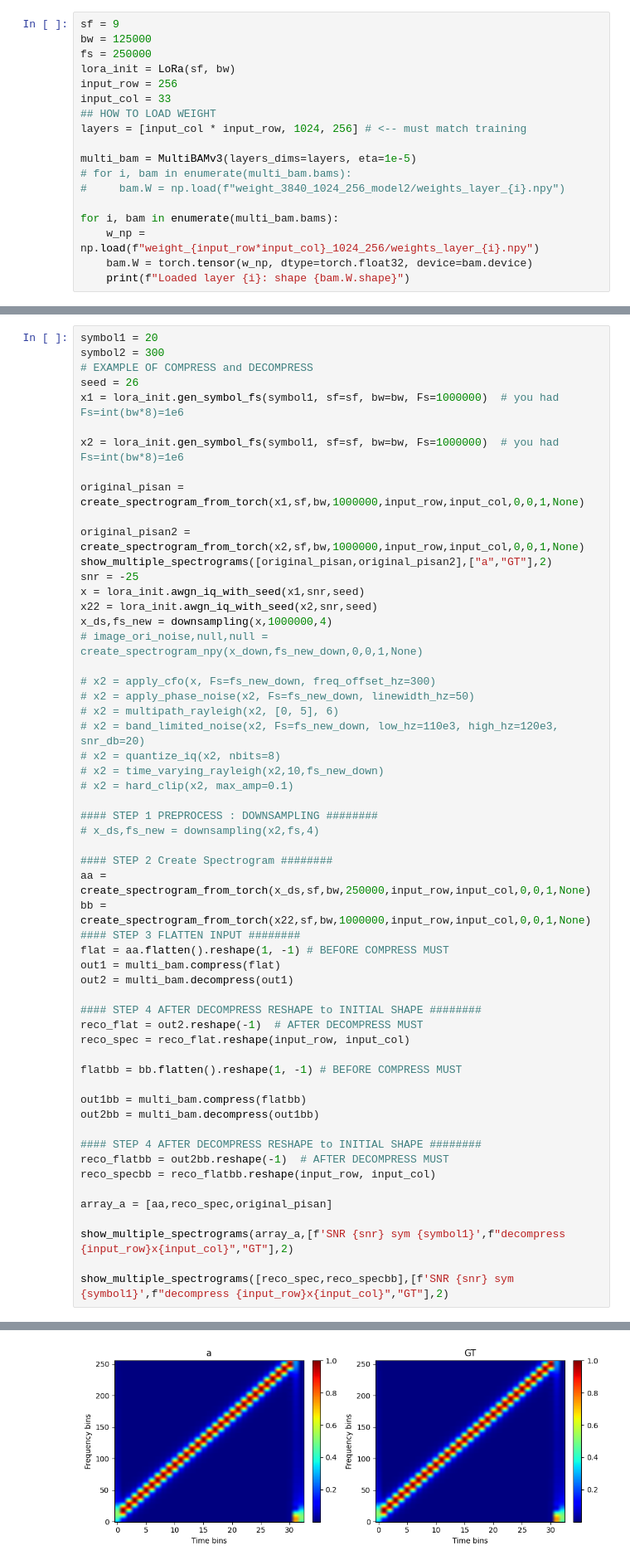
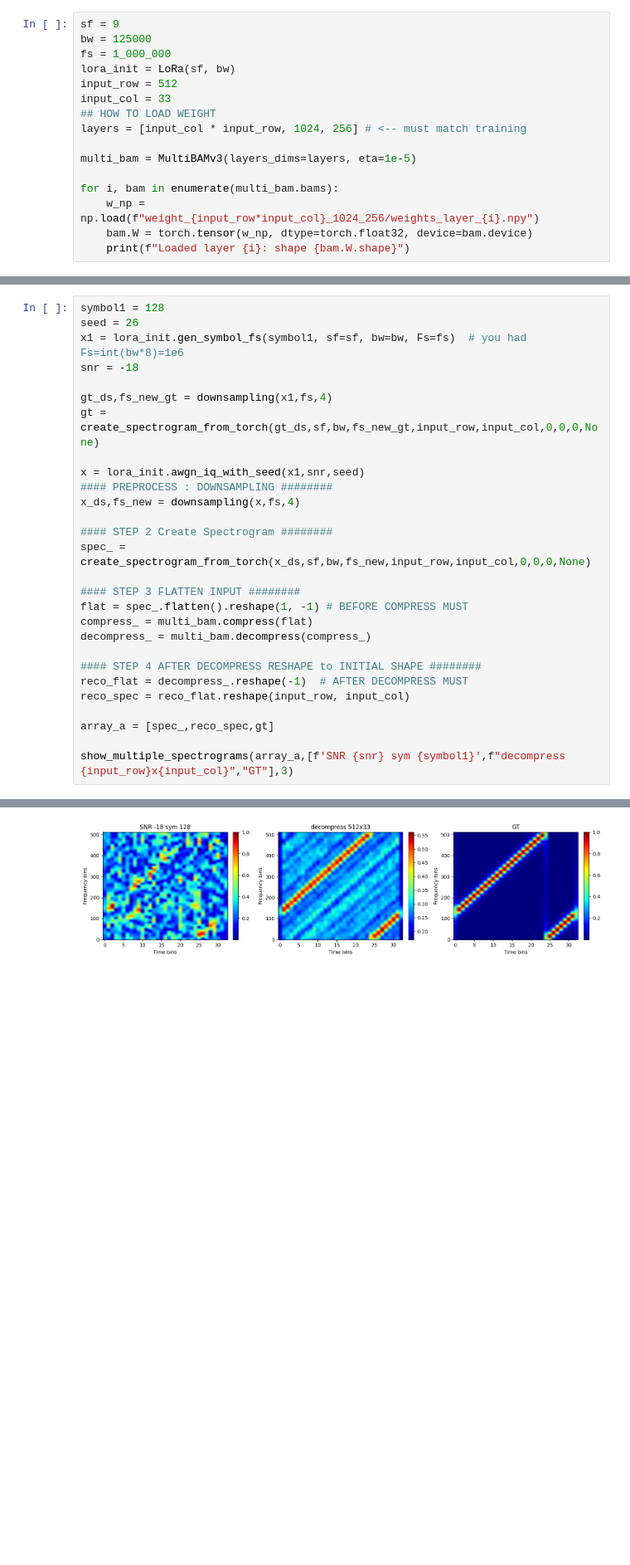
Before and after one commit to seanmantanhacker/INC-BAM, a Jupyter notebook: Model-experiment-3/main.ipynb, the cells around one changed output, grey strips where cells are left out. Shown: that part at 83% size. Cells and saved outputs as stored; diff of their text form; blank space fills up the shorter version.

```diff
--- a/Model-experiment-3/main.ipynb
+++ b/Model-experiment-3/main.ipynb
@@ -21,16 +20,14 @@ c:\Users\priba\Sean-2025\INC-LAB\BAM\INC-BAM\utils\my_lora_utils.py
 # %%
 sf = 9
 bw = 125000
-fs = 250000
+fs = 1_000_000
 lora_init = LoRa(sf, bw)
-input_row = 256
+input_row = 512
 input_col = 33
 ## HOW TO LOAD WEIGHT
 layers = [input_col * input_row, 1024, 256] # <-- must match training
 
 multi_bam = MultiBAMv3(layers_dims=layers, eta=1e-5)
-# for i, bam in enumerate(multi_bam.bams):
-#     bam.W = np.load(f"weight_3840_1024_256_model2/weights_layer_{i}.npy")
 
 for i, bam in enumerate(multi_bam.bams):
     w_np = np.load(f"weight_{input_row*input_col}_1024_256/weights_layer_{i}.npy")
@@ -41,58 +38,30 @@ Loaded layer 0: shape torch.Size([1024, 8448])
 Loaded layer 1: shape torch.Size([256, 1024])
 # %%
-symbol1 = 20
-symbol2 = 300
-# EXAMPLE OF COMPRESS and DECOMPRESS
+symbol1 = 128
 seed = 26
-x1 = lora_init.gen_symbol_fs(symbol1, sf=sf, bw=bw, Fs=1000000)  # you had Fs=int(bw*8)=1e6
+x1 = lora_init.gen_symbol_fs(symbol1, sf=sf, bw=bw, Fs=fs)  # you had Fs=int(bw*8)=1e6
+snr = -18
 
-x2 = lora_init.gen_symbol_fs(symbol1, sf=sf, bw=bw, Fs=1000000)  # you had Fs=int(bw*8)=1e6
+gt_ds,fs_new_gt = downsampling(x1,fs,4)
+gt = create_spectrogram_from_torch(gt_ds,sf,bw,fs_new_gt,input_row,input_col,0,0,0,None)
 
-original_pisan = create_spectrogram_from_torch(x1,sf,bw,1000000,input_row,input_col,0,0,1,None)
-
-original_pisan2 = create_spectrogram_from_torch(x2,sf,bw,1000000,input_row,input_col,0,0,1,None)
-show_multiple_spectrograms([original_pisan,original_pisan2],["a","GT"],2)
-snr = -25
 x = lora_init.awgn_iq_with_seed(x1,snr,seed)
-x22 = lora_init.awgn_iq_with_seed(x2,snr,seed)
-x_ds,fs_new = downsampling(x,1000000,4)
-# image_ori_noise,null,null = create_spectrogram_npy(x_down,fs_new_down,0,0,1,None)
-
-# x2 = apply_cfo(x, Fs=fs_new_down, freq_offset_hz=300)
-# x2 = apply_phase_noise(x2, Fs=fs_new_down, linewidth_hz=50)
-# x2 = multipath_rayleigh(x2, [0, 5], 6)
-# x2 = band_limited_noise(x2, Fs=fs_new_down, low_hz=110e3, high_hz=120e3, snr_db=20)
-# x2 = quantize_iq(x2, nbits=8)
-# x2 = time_varying_rayleigh(x2,10,fs_new_down)
-# x2 = hard_clip(x2, max_amp=0.1)
-
-#### STEP 1 PREPROCESS : DOWNSAMPLING ########
-# x_ds,fs_new = downsampling(x2,fs,4)
+#### PREPROCESS : DOWNSAMPLING ########
+x_ds,fs_new = downsampling(x,fs,4)
 
 #### STEP 2 Create Spectrogram ########
-aa = create_spectrogram_from_torch(x_ds,sf,bw,250000,input_row,input_col,0,0,1,None)
-bb = create_spectrogram_from_torch(x22,sf,bw,1000000,input_row,input_col,0,0,1,None)
+spec_ = create_spectrogram_from_torch(x_ds,sf,bw,fs_new,input_row,input_col,0,0,0,None)
+
 #### STEP 3 FLATTEN INPUT ########
-flat = aa.flatten().reshape(1, -1) # BEFORE COMPRESS MUST
-out1 = multi_bam.compress(flat)
-out2 = multi_bam.decompress(out1)
+flat = spec_.flatten().reshape(1, -1) # BEFORE COMPRESS MUST
+compress_ = multi_bam.compress(flat)
+decompress_ = multi_bam.decompress(compress_)
 
 #### STEP 4 AFTER DECOMPRESS RESHAPE to INITIAL SHAPE ########
-reco_flat = out2.reshape(-1)  # AFTER DECOMPRESS MUST
+reco_flat = decompress_.reshape(-1)  # AFTER DECOMPRESS MUST
 reco_spec = reco_flat.reshape(input_row, input_col)
 
-flatbb = bb.flatten().reshape(1, -1) # BEFORE COMPRESS MUST
+array_a = [spec_,reco_spec,gt]
 
-out1bb = multi_bam.compress(flatbb)
-out2bb = multi_bam.decompress(out1bb)
-
-#### STEP 4 AFTER DECOMPRESS RESHAPE to INITIAL SHAPE ########
-reco_flatbb = out2bb.reshape(-1)  # AFTER DECOMPRESS MUST
-reco_specbb = reco_flatbb.reshape(input_row, input_col)
-
-array_a = [aa,reco_spec,original_pisan]
-
-show_multiple_spectrograms(array_a,[f'SNR {snr} sym {symbol1}',f"decompress {input_row}x{input_col}","GT"],2)
-
-show_multiple_spectrograms([reco_spec,reco_specbb],[f'SNR {snr} sym {symbol1}',f"decompress {input_row}x{input_col}","GT"],2)
+show_multiple_spectrograms(array_a,[f'SNR {snr} sym {symbol1}',f"decompress {input_row}x{input_col}","GT"],3)
 # %% [output]
@@ -115 +68 @@ torch.Size([2048, 33])
-[figure, old version]
+[figure, new version]
```
Also changed, not shown: parts of 3 cells of this notebook, 5 other files.
